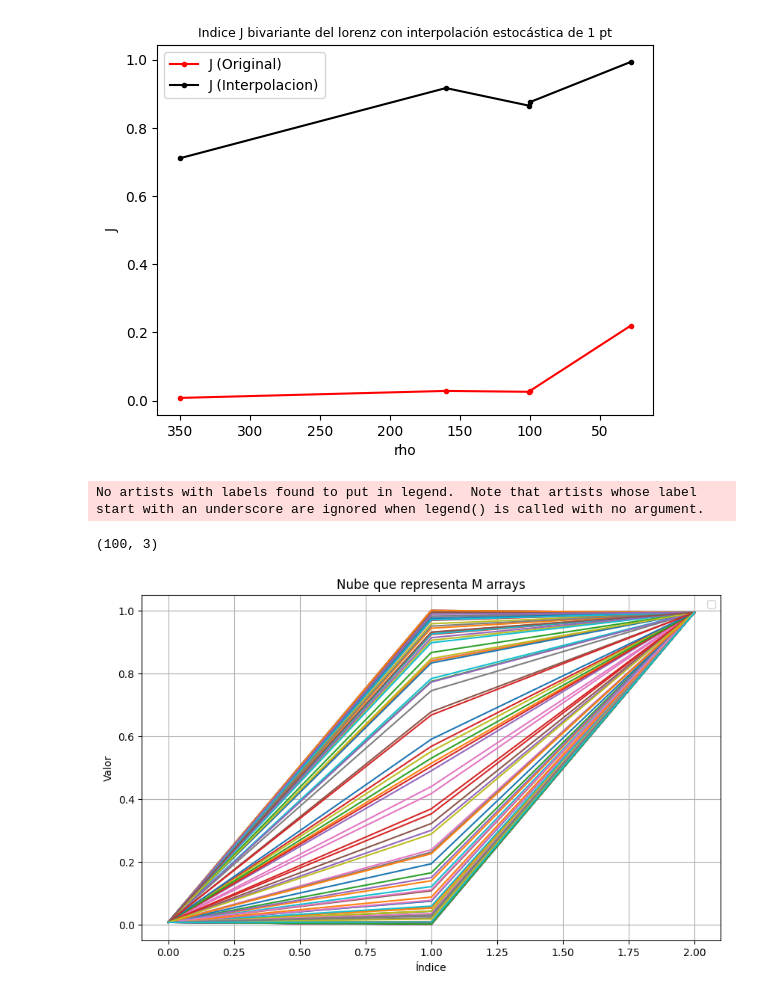
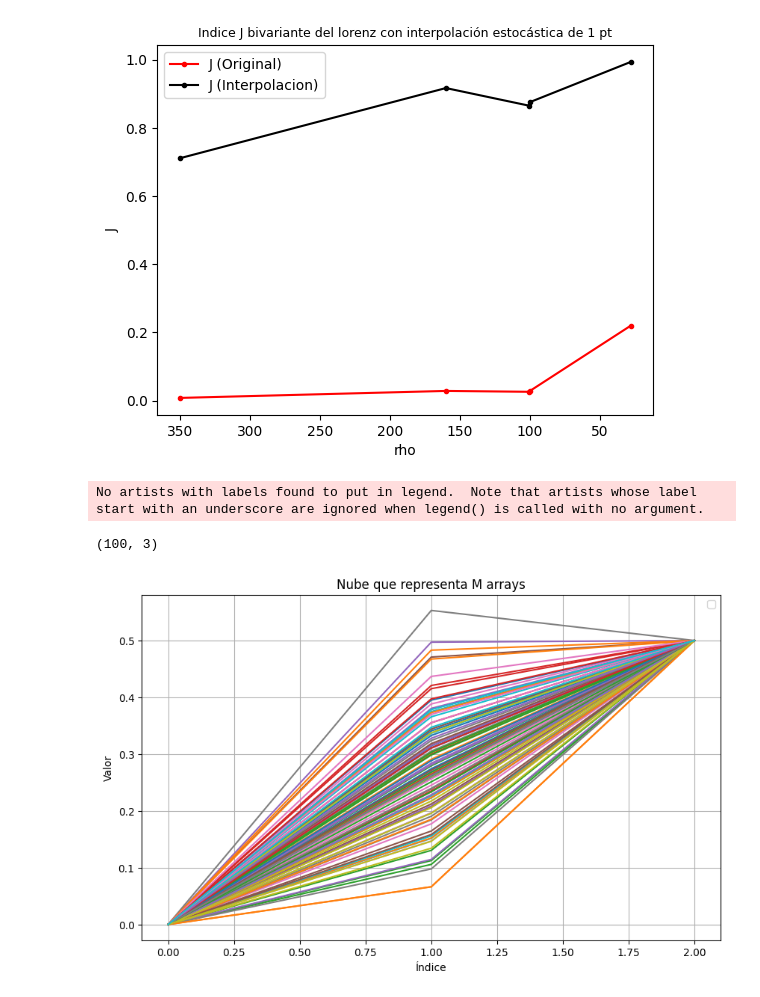
Before and after one commit to EduardoGarcia528/Tesis, a Jupyter notebook: interp_estocastico.ipynb, the cells around one changed output. Saved outputs shown, nothing was run; the diff lists cells and outputs as text; code cells hidden in the pictures.

```diff
--- a/interp_estocastico.ipynb
+++ b/interp_estocastico.ipynb
@@ -382,35 +400,37 @@ import numpy as np
 import matplotlib.pyplot as plt
 
 # Crear M arrays de ejemplo (M x N)
-a = [0, 1]
+a = [0, 0.5]
 arrays = np.array([np.array(interpolador_estocastico(a,1)[1]) for i in range(100)])
 # M, N = 50, 100  # M arrays con N puntos cada uno
 # arrays = np.random.rand(M, N) + np.linspace(0, 1, N)  # Ejemplo con tendencia
 
 # Calcular estadísticas
 mean_array = np.mean(arrays, axis=1)
 std_array = np.std(arrays, axis=1)
 percentile_25 = np.percentile(arrays, 25, axis=1)
 percentile_75 = np.percentile(arrays, 75, axis=1)
 print(np.shape(arrays))
 
 # Graficar
 plt.figure(figsize=(10, 6))
 # plt.plot(mean_array, label='Media', color='blue')
 for arr in arrays:
     plt.plot(arr, marker=',')
+    if arr[-1] != 0.5:
+        print(arr[-1])
 # plt.fill_between(range(N), mean_array - std_array, mean_array + std_array, color='blue', alpha=0.2, label='Desviación estándar')
 # plt.fill_between(range(N), percentile_25, percentile_75, color='green', alpha=0.3, label='Percentil 25-75')
 plt.xlabel('Índice')
 plt.ylabel('Valor')
 plt.title('Nube que representa M arrays')
 plt.legend()
 plt.grid(True)
 plt.show()
 # %% [output]
 No artists with labels found to put in legend.  Note that artists whose label start with an underscore are ignored when legend() is called with no argument.
 (100, 3)
-[figure, old version]
+[figure, new version]
 # %%
 """interpolacion despues de dinamica simbolica"""
 
```
Also changed, not shown: parts of 4 cells of this notebook, 3 other files.
